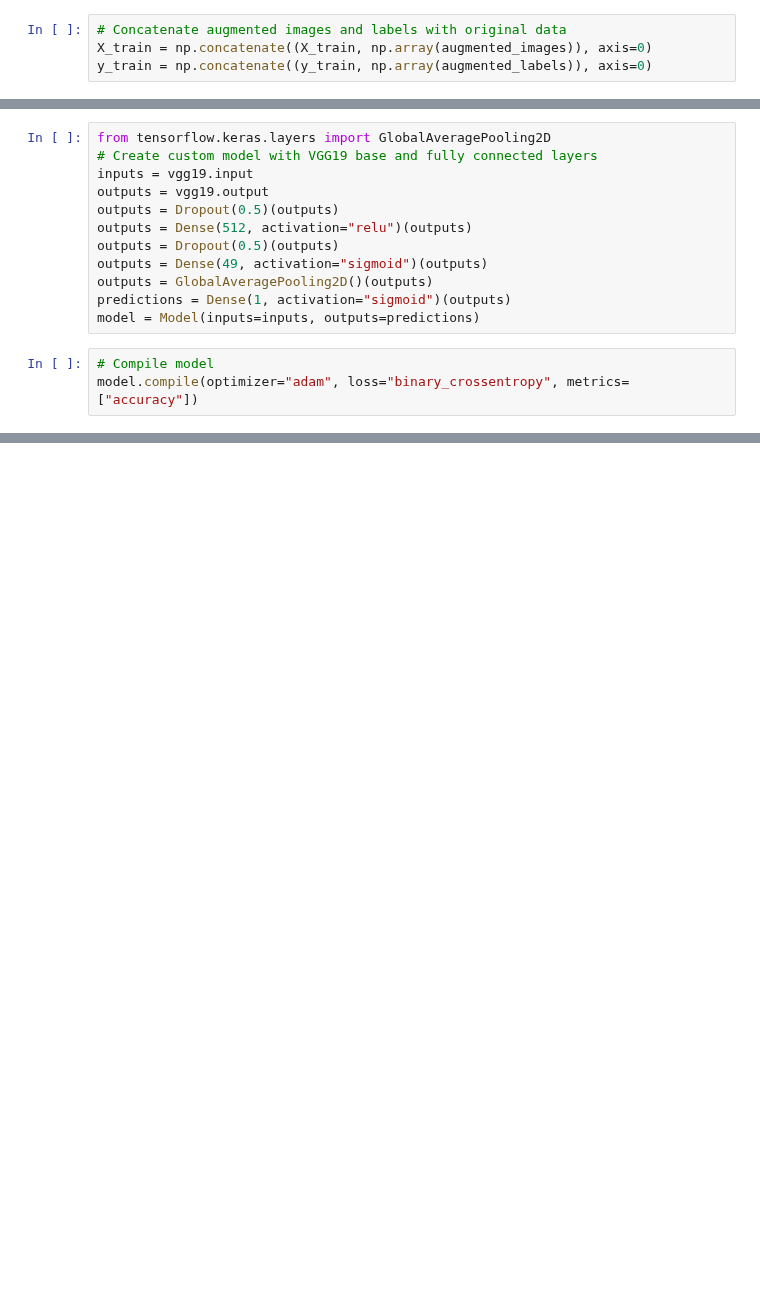
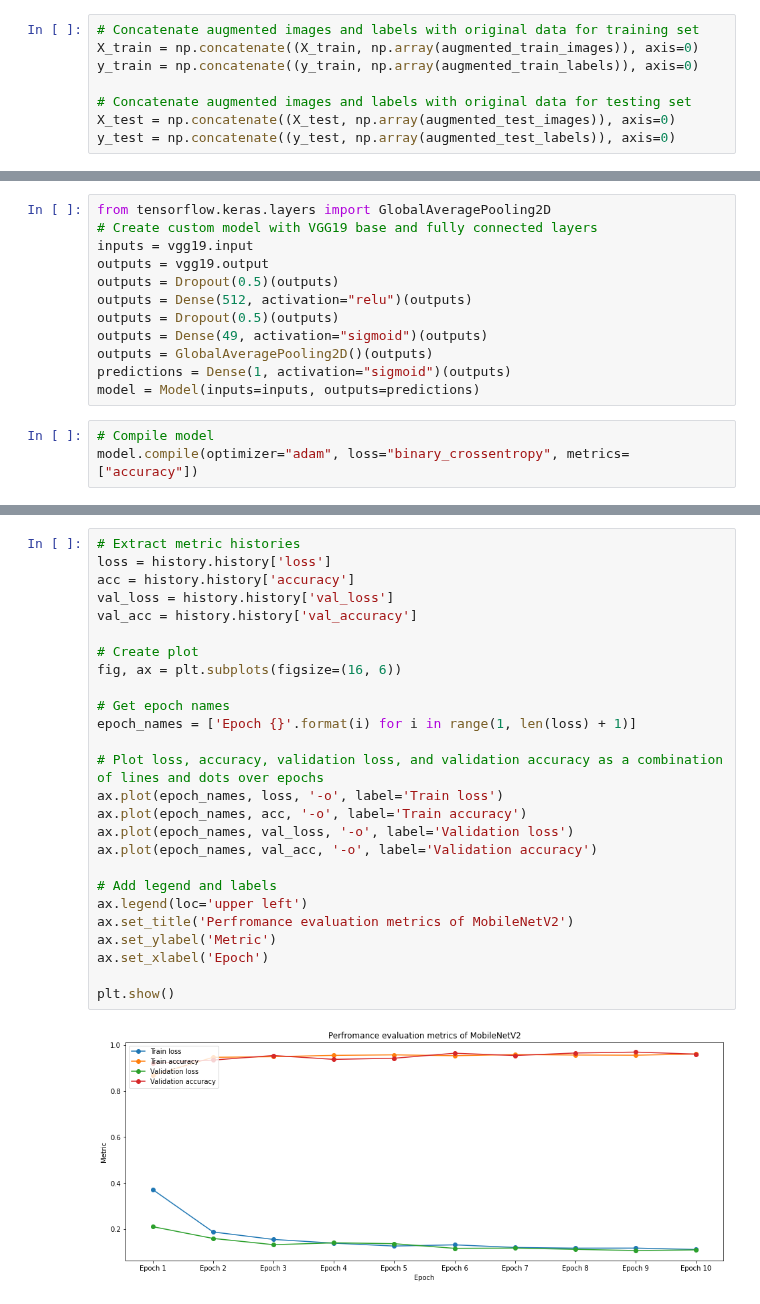
Before and after one commit to omarjilanijidan/Iris-Cataract-Detection-From-Fundus-Images, a Jupyter notebook: VGG19_with_augmentation.ipynb, the cells around one changed output, grey strips where cells are left out. Cells and saved outputs as stored; diff of their text form; blank space fills up the shorter version.

```diff
--- a/VGG19_with_augmentation.ipynb
+++ b/VGG19_with_augmentation.ipynb
@@ -77,7 +95,11 @@ for image, label in zip(X_train, y_train):
 # %%
-# Concatenate augmented images and labels with original data
-X_train = np.concatenate((X_train, np.array(augmented_images)), axis=0)
-y_train = np.concatenate((y_train, np.array(augmented_labels)), axis=0)
+# Concatenate augmented images and labels with original data for training set
+X_train = np.concatenate((X_train, np.array(augmented_train_images)), axis=0)
+y_train = np.concatenate((y_train, np.array(augmented_train_labels)), axis=0)
+
+# Concatenate augmented images and labels with original data for testing set
+X_test = np.concatenate((X_test, np.array(augmented_test_images)), axis=0)
+y_test = np.concatenate((y_test, np.array(augmented_test_labels)), axis=0)
 # %%
 # Print number of images used for training and testing
 print(f"Number of images used for training: {len(X_train)}")
@@ -131,0 +177,28 @@ Epoch 8/10
+# %%
+# Extract metric histories
+loss = history.history['loss']
+acc = history.history['accuracy']
+val_loss = history.history['val_loss']
+val_acc = history.history['val_accuracy']
+
+# Create plot
+fig, ax = plt.subplots(figsize=(16, 6))
+
+# Get epoch names
+epoch_names = ['Epoch {}'.format(i) for i in range(1, len(loss) + 1)]
+
+# Plot loss, accuracy, validation loss, and validation accuracy as a combination of lines and dots over epochs
+ax.plot(epoch_names, loss, '-o', label='Train loss')
+ax.plot(epoch_names, acc, '-o', label='Train accuracy')
+ax.plot(epoch_names, val_loss, '-o', label='Validation loss')
+ax.plot(epoch_names, val_acc, '-o', label='Validation accuracy')
+
+# Add legend and labels
+ax.legend(loc='upper left')
+ax.set_title('Perfromance evaluation metrics of MobileNetV2')
+ax.set_ylabel('Metric')
+ax.set_xlabel('Epoch')
+
+plt.show()
+# %% [output]
+[figure, added]
```
Also changed, not shown: parts of 13 cells of this notebook.
